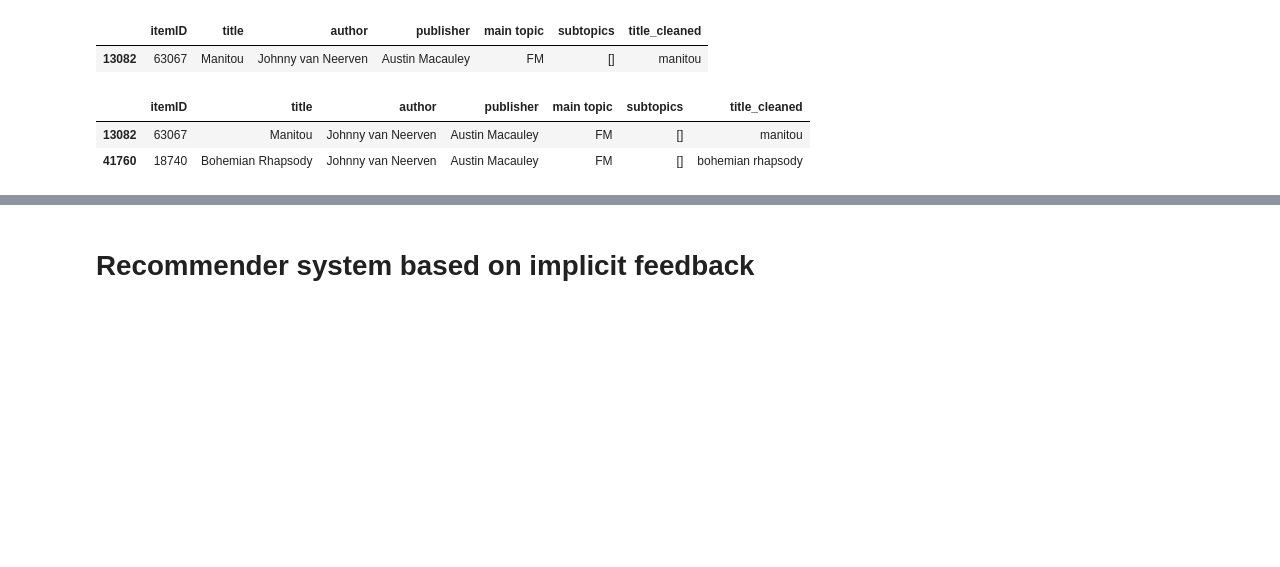
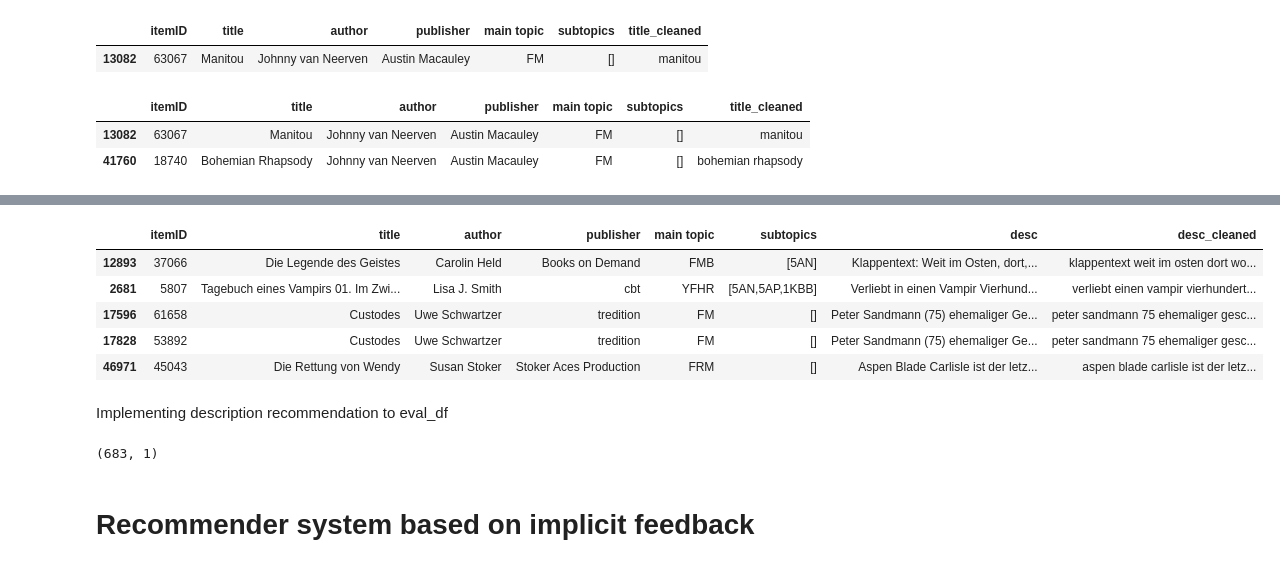
Before and after one commit to manu675/Data_Mining_Cup_Prudsys_21, a Jupyter notebook: eda_feature_engineering_modeling_v2.ipynb, the cells around one changed output, grey strips where cells are left out. Drawn from its saved outputs; the diff is of its cells as text; code cells hidden in the pictures; blank space fills up the shorter version.

Commit message:
Added word2vec model with description data

```diff
--- a/eda_feature_engineering_modeling_v2.ipynb
+++ b/eda_feature_engineering_modeling_v2.ipynb
@@ -1851,0 +1891,34 @@ items_df[items_df['author'] == 'Johnny van Neerven']
+# %%
+# cleaning the Description
+
+# Utitlity functions for removing ASCII characters, converting lower case, removing stop words, html and punctuation from description
+
+def _removeNonAscii(s):
+    return "".join(i for i in s if  ord(i)<128)
+
+def make_lower_case(text):
+    return text.lower()
+
+def remove_stop_words(text):
+    text = text.split()
+    stops = set(stopwords.words("english"))
+    text = [w for w in text if not w in stops]
+    text = " ".join(text)
+    return text
+
+def remove_html(text):
+    html_pattern = re.compile('<.*?>')
+    return html_pattern.sub(r'', text)
+
+def remove_punctuation(text):
+    tokenizer = RegexpTokenizer(r'\w+')
+    text = tokenizer.tokenize(text)
+    text = " ".join(text)
+    return text
+
+items_description['desc_cleaned'] = items_description.desc.apply(_removeNonAscii) # creating a new cleaned title column
+
+items_description['desc_cleaned'] = items_description.desc_cleaned.apply(func = make_lower_case)
+items_description['desc_cleaned'] = items_description.desc_cleaned.apply(func = remove_stop_words)
+items_description['desc_cleaned'] = items_description.desc_cleaned.apply(func=remove_punctuation)
+items_description['desc_cleaned'] = items_description.desc_cleaned.apply(func=remove_html)
@@ -1851,0 +2053,8 @@ items_df[items_df['author'] == 'Johnny van Neerven']
+# %%
+#Filter out one word titles and reset index.
+desc_filtered = items_description[~(items_description['desc_cleaned'].isin(desc_none_rows))]
+desc_filtered.reset_index(inplace=True, drop=True)
+# %%
+desc_array_embeddings = desc_word_embeddings
+
+len(desc_word_embeddings)
@@ -1851,0 +2149,12 @@ items_df[items_df['author'] == 'Johnny van Neerven']
+# %%
+# getting recommendations for a specific book
+recommendations("33976")
+# %% [output]
+|  | itemID | title | author | publisher | main topic | subtopics | desc | desc_cleaned |
+| 12893 | 37066 | Die Legende des Geistes | Carolin Held | Books on Demand | FMB | [5AN] | Klappentext: Weit im Osten, dort,... | klappentext weit im osten dort wo... |
+| 2681 | 5807 | Tagebuch eines Vampirs 01. Im Zwi... | Lisa J. Smith | cbt | YFHR | [5AN,5AP,1KBB] | Verliebt in einen Vampir Vierhund... | verliebt einen vampir vierhundert... |
+| 17596 | 61658 | Custodes | Uwe Schwartzer | tredition | FM | [] | Peter Sandmann (75) ehemaliger Ge... | peter sandmann 75 ehemaliger gesc... |
+| 17828 | 53892 | Custodes | Uwe Schwartzer | tredition | FM | [] | Peter Sandmann (75) ehemaliger Ge... | peter sandmann 75 ehemaliger gesc... |
+| 46971 | 45043 | Die Rettung von Wendy | Susan Stoker | Stoker Aces Production | FRM | [] | Aspen Blade Carlisle ist der letz... | aspen blade carlisle ist der letz... |
+# %% [markdown]
+Implementing description recommendation to eval_df
@@ -1851,0 +2163,4 @@ items_df[items_df['author'] == 'Johnny van Neerven']
+# %%
+eval_desc.shape
+# %% [output]
+(683, 1)
```
Also changed, not shown: parts of 39 cells of this notebook.
